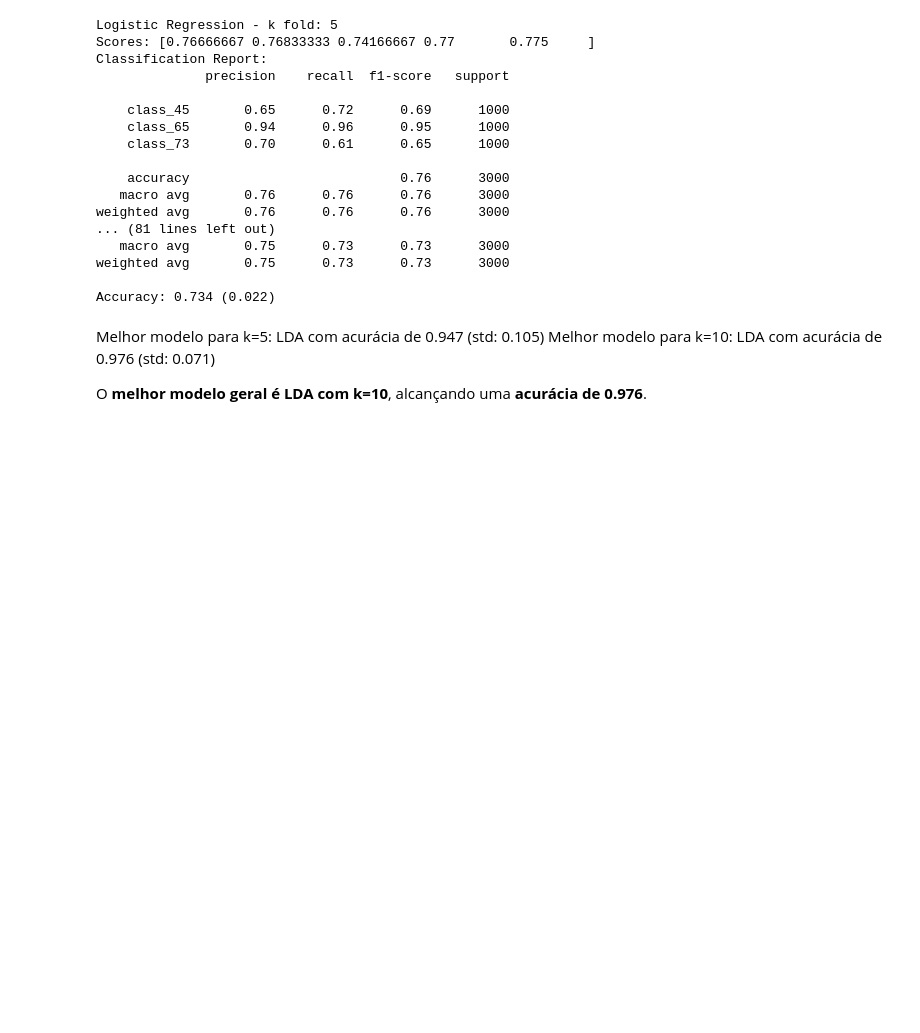
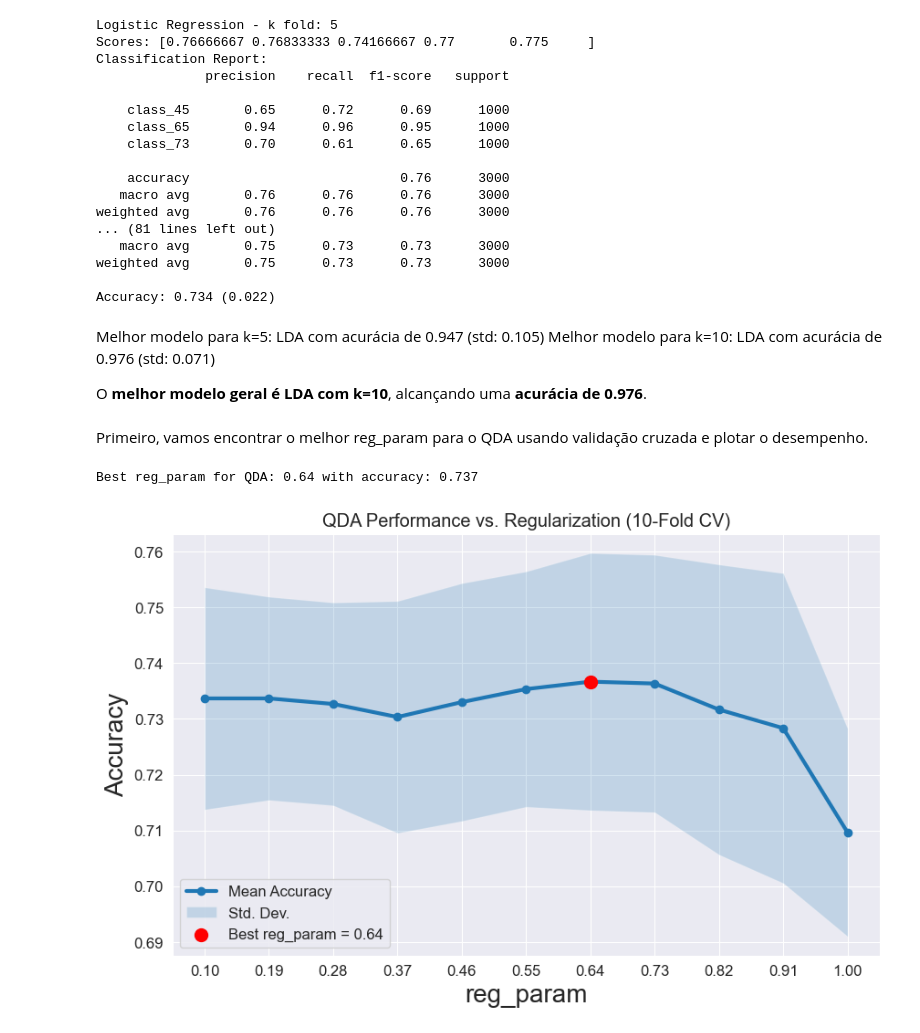
Before and after one commit to EnMiaoYe/APRAU_DEN_C_1211905_1211613_1030058, a Jupyter notebook: src/classification/cross_validation.ipynb, the cells around one changed output. Drawn from its saved outputs; the diff is of its cells as text; code cells hidden in the pictures; blank space fills up the shorter version.

Commit message:
updated QDA analysis for multiple reg params

```diff
--- a/src/classification/cross_validation.ipynb
+++ b/src/classification/cross_validation.ipynb
@@ -122,3 +122,65 @@ Melhor modelo para k=10: LDA com acurácia de 0.976 (std: 0.071)
 
 
 O **melhor modelo geral é LDA com k=10**, alcançando uma **acurácia de 0.976**.
+# %% [markdown]
+Primeiro, vamos encontrar o melhor reg_param para o QDA usando validação cruzada e plotar o desempenho.
+# %%
+# Define a range of regularization values to test
+reg_params = np.linspace(0.1, 1.0, 11)
+
+# Store results
+qda_results = []
+
+# Define the cross-validation strategy
+cv = StratifiedKFold(n_splits=10, shuffle=True, random_state=42)
+
+for reg in reg_params:
+    # Create a pipeline with scaling and QDA
+    pipeline = Pipeline([
+        ('scaler', StandardScaler()),
+        ('qda', QDA(reg_param=reg))
+    ])
+
+    # Perform cross-validation
+    scores = cross_val_score(pipeline, X, y, cv=cv, scoring='accuracy')
+
+    # Store the mean and standard deviation of the accuracy
+    qda_results.append({
+        "reg_param": reg,
+        "mean_accuracy": scores.mean(),
+        "std_accuracy": scores.std()
+    })
+
+# Convert results to a DataFrame for analysis
+qda_results_df = pd.DataFrame(qda_results)
+
+# Find the best regularization parameter
+best_reg_param = qda_results_df.loc[qda_results_df['mean_accuracy'].idxmax()]
+best_reg = best_reg_param['reg_param']
+
+print(f"Best reg_param for QDA: {best_reg:.2f} with accuracy: {best_reg_param['mean_accuracy']:.3f}")
+
+# Plot QDA Performance vs. Regularization Parameter
+plt.figure(figsize=(10, 6))
+plt.plot(qda_results_df["reg_param"], qda_results_df["mean_accuracy"], marker='o', linestyle='-', label="Mean Accuracy")
+plt.fill_between(
+    qda_results_df["reg_param"],
+    qda_results_df["mean_accuracy"] - qda_results_df["std_accuracy"],
+    qda_results_df["mean_accuracy"] + qda_results_df["std_accuracy"],
+    alpha=0.2,
+    label="Std. Dev."
+)
+
+# Highlight the best point
+plt.scatter(best_reg, best_reg_param['mean_accuracy'], color='red', s=100, zorder=5, label=f"Best reg_param = {best_reg:.2f}")
+
+plt.title("QDA Performance vs. Regularization (10-Fold CV)")
+plt.xlabel("reg_param")
+plt.ylabel("Accuracy")
+plt.xticks(reg_params)
+plt.legend()
+plt.grid(True)
+plt.show()
+# %% [output]
+Best reg_param for QDA: 0.64 with accuracy: 0.737
+[figure, added]
```
Also changed, not shown: parts of 4 cells of this notebook.
